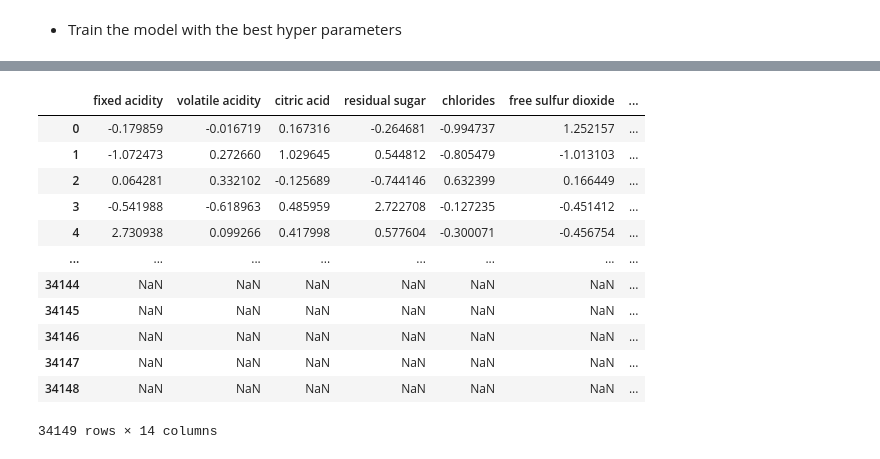
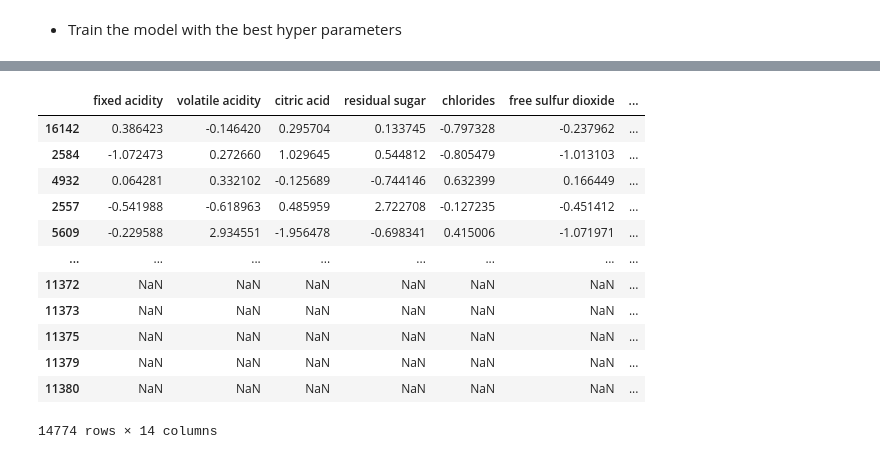
Before and after one commit to oariasz/Wine-Quality-Predictor, a Jupyter notebook: Wine Quality Predictor.ipynb, the cells around one changed output, grey strips where cells are left out. Cells and saved outputs as stored; diff of their text form; code cells hidden in the pictures.

Commit message:
Final Commit w/o testing save_model

```diff
--- a/Wine Quality Predictor.ipynb
+++ b/Wine Quality Predictor.ipynb
@@ -2199,6 +2145,0 @@ Test set error 0.2002108407274005
-# %%
-# Make predictions on the test data
-y_pred_encoded = xgb_model.predict(X_test)
-
-# Decode the class labels
-y_pred = le.inverse_transform(y_pred_encoded)
@@ -2256,26 +2145,0 @@ Index(['fixed acidity', 'volatile acidity', 'citric acid', 'residual sugar',
-# %%
-
-# Make predictions on the test data
-y_pred_encoded = xgb_model.predict(X_test)
-
-# Decode the class labels
-y_pred = le.inverse_transform(y_pred_encoded)
-
-# Make predictions on the test data
-y_test_encoded = xgb_model.predict(X_test)
-
-# Decode the class labels
-y_test = le.inverse_transform(y_test_encoded)
-
-
-
-# Create a scatter plot of the flattened data
-sns.histplot(y_pred, color="red", label="Predicted", alpha=0.3)
-sns.histplot(y_test, color="blue", label="Real Values", alpha=0.3)
-# Add a title and axis labels to the plot
-plt.title("Predicted vs. Real Values")
-plt.xlabel("X")
-plt.ylabel("Y")
-
-# Show the plot
-plt.show()
@@ -2284,9 +2146 @@ plt.show()
-# %%
-# Make predictions on the test data
-# y_pred_encoded = xgb_model.predict(X_test)
-# y_pred_train_encoded = xgb_model.predict(X_train)
-
-# Decode the class labels
-y_pred = le.inverse_transform(y_pred_encoded)
-y_pred_train = le.inverse_transform(y_train_encoded)
 # %% [markdown]
@@ -2307,23 +2174,23 @@ TypeError: cannot concatenate object of type '<class 'numpy.ndarray'>'; only Ser
 # %%
 
 y_pred_df = pd.DataFrame(y_pred, columns=['y_pred'])
-out_test_df = pd.concat([X_test, y_test, y_pred_df], ignore_index=True, sort=False)
+out_test_df = pd.concat([X_test, pd.Series(y_test), y_pred_df], ignore_index=True, sort=False, axis=1)
 out_test_df.columns = X_test.columns.to_list() + ['y_test'] + ['y_pred']
 out_test_df
 # %% [output]
 |  | fixed acidity | volatile acidity | citric acid | residual sugar | chlorides | free sulfur dioxide | ... |
-| 0 | -0.179859 | -0.016719 | 0.167316 | -0.264681 | -0.994737 | 1.252157 | ... |
-| 1 | -1.072473 | 0.272660 | 1.029645 | 0.544812 | -0.805479 | -1.013103 | ... |
-| 2 | 0.064281 | 0.332102 | -0.125689 | -0.744146 | 0.632399 | 0.166449 | ... |
-| 3 | -0.541988 | -0.618963 | 0.485959 | 2.722708 | -0.127235 | -0.451412 | ... |
-| 4 | 2.730938 | 0.099266 | 0.417998 | 0.577604 | -0.300071 | -0.456754 | ... |
+| 16142 | 0.386423 | -0.146420 | 0.295704 | 0.133745 | -0.797328 | -0.237962 | ... |
+| 2584 | -1.072473 | 0.272660 | 1.029645 | 0.544812 | -0.805479 | -1.013103 | ... |
+| 4932 | 0.064281 | 0.332102 | -0.125689 | -0.744146 | 0.632399 | 0.166449 | ... |
+| 2557 | -0.541988 | -0.618963 | 0.485959 | 2.722708 | -0.127235 | -0.451412 | ... |
+| 5609 | -0.229588 | 2.934551 | -1.956478 | -0.698341 | 0.415006 | -1.071971 | ... |
 | ... | ... | ... | ... | ... | ... | ... | ... |
-| 34144 | NaN | NaN | NaN | NaN | NaN | NaN | ... |
-| 34145 | NaN | NaN | NaN | NaN | NaN | NaN | ... |
-| 34146 | NaN | NaN | NaN | NaN | NaN | NaN | ... |
-| 34147 | NaN | NaN | NaN | NaN | NaN | NaN | ... |
-| 34148 | NaN | NaN | NaN | NaN | NaN | NaN | ... |
+| 11372 | NaN | NaN | NaN | NaN | NaN | NaN | ... |
+| 11373 | NaN | NaN | NaN | NaN | NaN | NaN | ... |
+| 11375 | NaN | NaN | NaN | NaN | NaN | NaN | ... |
+| 11379 | NaN | NaN | NaN | NaN | NaN | NaN | ... |
+| 11380 | NaN | NaN | NaN | NaN | NaN | NaN | ... |
-34149 rows × 14 columns
+14774 rows × 14 columns
 # %%
 out_train_df.to_excel('out_train.xlsx', sheet_name='Training', index=False)
 out_test_df.to_excel('out_test.xlsx', sheet_name='Test', index=False)
```
Also changed, not shown: parts of 81 cells of this notebook, 4 other files.
